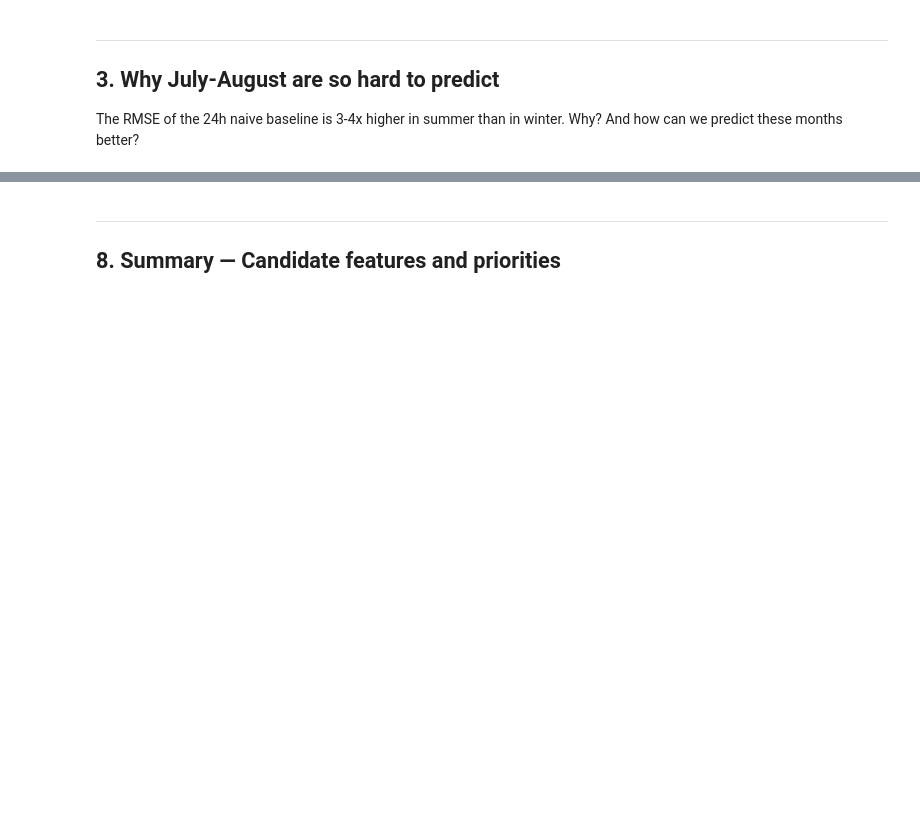
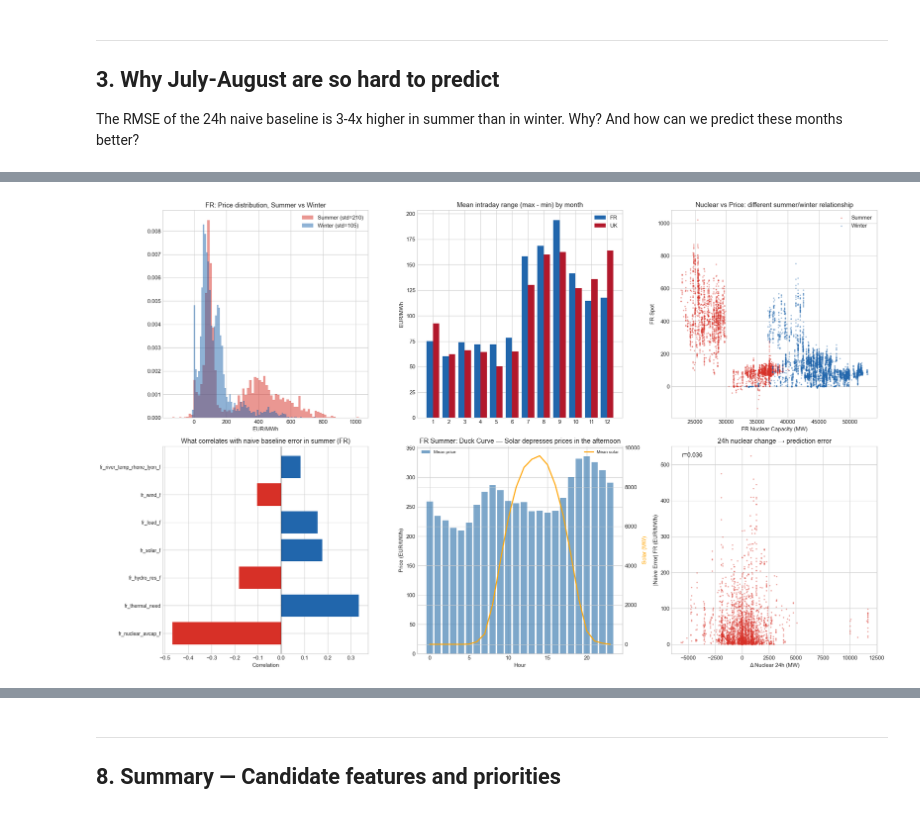
Before and after one commit to mathieucbd/incommodities-case-crunch-2026, a Jupyter notebook: notebooks/02_eda_deep_dives.ipynb, the cells around one changed output, grey strips where cells are left out. Cells and saved outputs as stored; diff of their text form; code cells hidden in the pictures; blank space fills up the shorter version.

```diff
--- a/notebooks/02_eda_deep_dives.ipynb
+++ b/notebooks/02_eda_deep_dives.ipynb
@@ -434,0 +380,100 @@ The UK is gas + wind. When the wind blows hard, prices collapse. By how much?
+# %%
+# Separate summer (JJA) vs the rest
+summer = train[dt.dt.month.isin([7, 8])].copy()
+winter = train[dt.dt.month.isin([12, 1, 2])].copy()
+rest = train[~dt.dt.month.isin([7, 8])].copy()
+
+fig, axes = plt.subplots(2, 3, figsize=(20, 12))
+
+# 3a. Price distribution: summer vs winter
+axes[0, 0].hist(summer['fr_spot'], bins=80, alpha=0.5, label=f'Summer (std={summer["fr_spot"].std():.0f})',
+                density=True, color='#d73027')
+axes[0, 0].hist(winter['fr_spot'], bins=80, alpha=0.5, label=f'Winter (std={winter["fr_spot"].std():.0f})',
+                density=True, color='#2166ac')
+axes[0, 0].set_title('FR: Price distribution, Summer vs Winter')
+axes[0, 0].set_xlabel('EUR/MWh')
+axes[0, 0].legend()
+
+# 3b. Intraday volatility (daily max-min range)
+train['date'] = dt.dt.date
+daily_range = train.groupby('date').agg(
+    fr_range=('fr_spot', lambda x: x.max() - x.min()),
+    uk_range=('uk_spot', lambda x: x.max() - x.min()),
+    month=('datetime_CET', lambda x: x.dt.month.iloc[0])
+)
+
+monthly_range = daily_range.groupby('month').agg(
+    fr_mean=('fr_range', 'mean'),
+    uk_mean=('uk_range', 'mean')
+)
+x = np.arange(12)
+axes[0, 1].bar(x - 0.2, monthly_range['fr_mean'], 0.4, label='FR', color='#2166ac')
+axes[0, 1].bar(x + 0.2, monthly_range['uk_mean'], 0.4, label='UK', color='#b2182b')
+axes[0, 1].set_xticks(x)
+axes[0, 1].set_xticklabels(range(1, 13))
+axes[0, 1].set_title('Mean intraday range (max - min) by month')
+axes[0, 1].set_ylabel('EUR/MWh')
+axes[0, 1].legend()
+
+# 3c. In summer: nuclear capacity is the key
+axes[0, 2].scatter(summer['fr_nuclear_avcap_f'], summer['fr_spot'], s=3, alpha=0.3, color='#d73027', label='Summer')
+axes[0, 2].scatter(winter['fr_nuclear_avcap_f'], winter['fr_spot'], s=3, alpha=0.3, color='#2166ac', label='Winter')
+axes[0, 2].set_xlabel('FR Nuclear Capacity (MW)')
+axes[0, 2].set_ylabel('FR Spot')
+axes[0, 2].set_title('Nuclear vs Price: different summer/winter relationship')
+axes[0, 2].legend()
+
+# 3d. 24h naive error — correlation with features in summer
+summer['naive_error_fr'] = (summer['fr_spot'] - summer['fr_spot_la']).abs()
+summer['naive_error_uk'] = (summer['uk_spot'] - summer['uk_spot_la']).abs()
+
+# Which features explain the biggest naive errors?
+error_corr_feats = ['fr_nuclear_avcap_f', 'fr_wind_f', 'fr_solar_f', 'fr_load_f',
+                    'fr_hydro_res_f', 'fr_river_temp_rhone_lyon_f', 'fr_thermal_need']
+corrs = {f: summer['naive_error_fr'].corr(summer[f]) for f in error_corr_feats if f in summer.columns}
+corrs = dict(sorted(corrs.items(), key=lambda x: abs(x[1]), reverse=True))
+
+axes[1, 0].barh(range(len(corrs)), list(corrs.values()),
+                color=['#d73027' if v < 0 else '#2166ac' for v in corrs.values()])
+axes[1, 0].set_yticks(range(len(corrs)))
+axes[1, 0].set_yticklabels(corrs.keys(), fontsize=9)
+axes[1, 0].set_xlabel('Correlation')
+axes[1, 0].set_title('What correlates with naive baseline error in summer (FR)')
+axes[1, 0].axvline(0, color='black', linewidth=0.5)
+
+# 3e. Solar duck curve? Price by hour in summer
+summer_hourly = summer.groupby(summer['datetime_CET'].dt.hour).agg(
+    fr_price=('fr_spot', 'mean'),
+    fr_solar=('fr_solar_f', 'mean'),
+    fr_wind=('fr_wind_f', 'mean'),
+)
+ax = axes[1, 1]
+ax.bar(summer_hourly.index, summer_hourly['fr_price'], color='steelblue', alpha=0.7, label='Mean price')
+ax2 = ax.twinx()
+ax2.plot(summer_hourly.index, summer_hourly['fr_solar'], color='orange', linewidth=2, label='Mean solar')
+ax.set_title('FR Summer: Duck Curve — Solar depresses prices in the afternoon')
+ax.set_xlabel('Hour')
+ax.set_ylabel('Price (EUR/MWh)')
+ax2.set_ylabel('Solar (MW)', color='orange')
+ax.legend(loc='upper left', fontsize=8)
+ax2.legend(loc='upper right', fontsize=8)
+
+# 3f. Day-to-day transition in summer (what makes the naive bad)
+summer['delta_nuclear_24h'] = summer['fr_nuclear_avcap_f'].diff(24)
+mask_big_delta = summer['delta_nuclear_24h'].abs() > 2000
+axes[1, 2].scatter(summer['delta_nuclear_24h'], summer['naive_error_fr'], s=3, alpha=0.3, color='#d73027')
+axes[1, 2].set_xlabel('Δ Nuclear 24h (MW)')
+axes[1, 2].set_ylabel('|Naive Error| FR (EUR/MWh)')
+axes[1, 2].set_title('24h nuclear change → prediction error')
+r = summer['delta_nuclear_24h'].corr(summer['naive_error_fr'])
+axes[1, 2].text(0.05, 0.95, f'r={r:.3f}', transform=axes[1, 2].transAxes, fontsize=11)
+
+plt.tight_layout()
+plt.show()
+
+print(f'\n--- Summer vs Winter ---')
+print(f'FR Spot std — Summer: {summer["fr_spot"].std():.1f}, Winter: {winter["fr_spot"].std():.1f}')
+print(f'UK Spot std — Summer: {summer["uk_spot"].std():.1f}, Winter: {winter["uk_spot"].std():.1f}')
+print(f'FR Nuclear mean — Summer: {summer["fr_nuclear_avcap_f"].mean():.0f} MW, Winter: {winter["fr_nuclear_avcap_f"].mean():.0f} MW')
+# %% [output]
+[figure, added]
```
Also changed, not shown: parts of 23 cells of this notebook, 19 other files.
